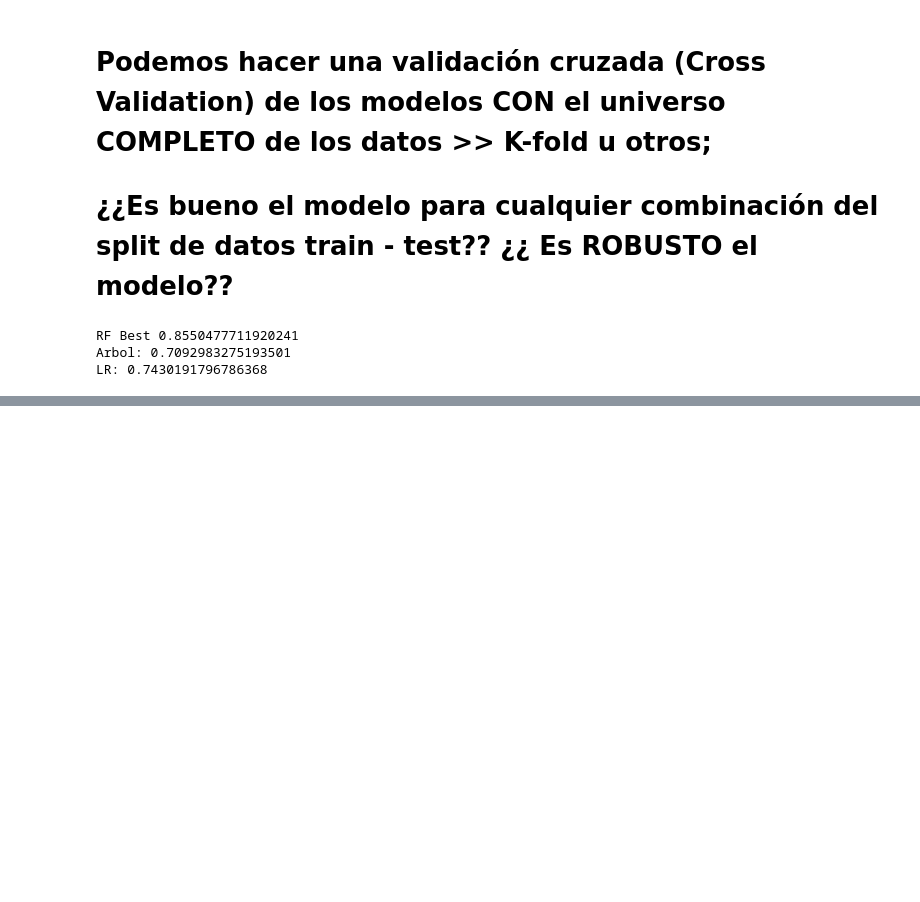
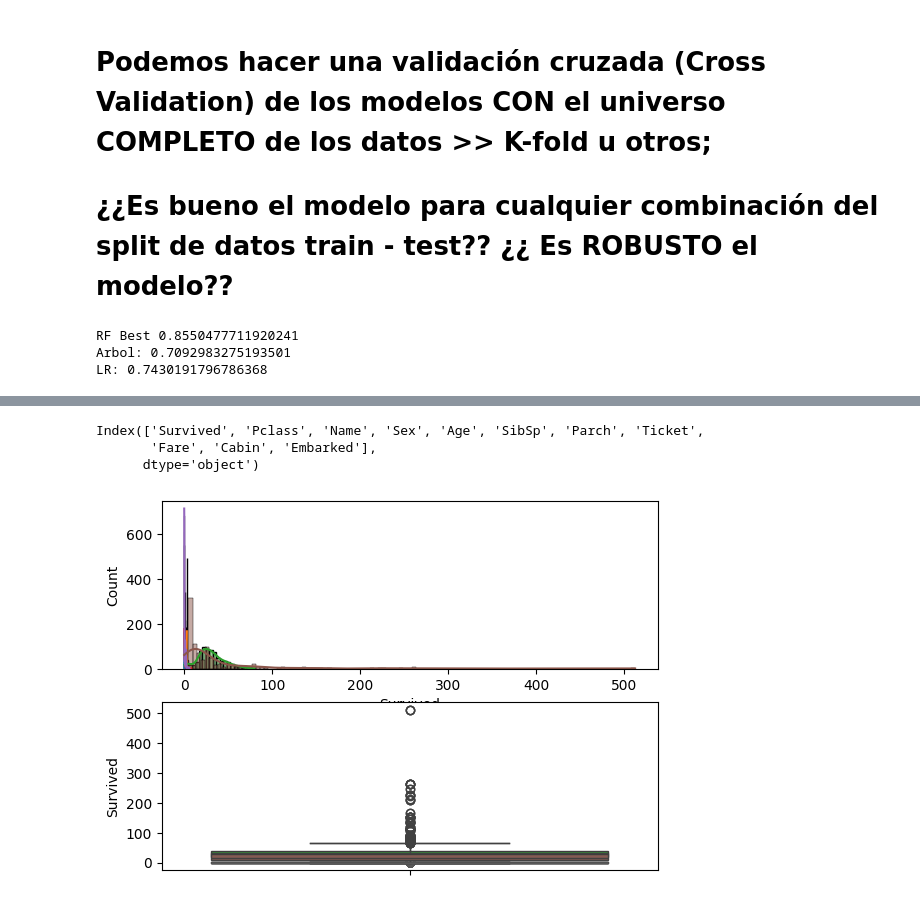
Before and after one commit to tonimartibarbera/Exercicis_Curs_Intro_analisi_de_dades_Python, a Jupyter notebook: 6a 7a 8a i 9a sessió_Machine_Learning.ipynb, the cells around one changed output, grey strips where cells are left out. Saved outputs shown, nothing was run; the diff lists cells and outputs as text; code cells hidden in the pictures; blank space fills up the shorter version.

```diff
--- a/6a 7a 8a i 9a sessió_Machine_Learning.ipynb
+++ b/6a 7a 8a i 9a sessió_Machine_Learning.ipynb
@@ -791,0 +803,4 @@ LR: 0.7430191796786368
+# %%
+# Trabajaremos con los datos del TITANIC. Nuestro target será Survived
+df = pd.read_csv('train.csv')
+df.head()
@@ -791,0 +814,5 @@ LR: 0.7430191796786368
+# %%
+# Vamos a "limpiar" nuestro dataset
+# Eliminamo la columna PassengerId que no nos aporta nada
+df = df.drop('PassengerId', axis=1, inplace=False)
+df.head()
@@ -791,0 +858,15 @@ LR: 0.7430191796786368
+# %%
+#Algunos gráficos para entender los datos
+df.columns
+# %% [output]
+Index(['Survived', 'Pclass', 'Name', 'Sex', 'Age', 'SibSp', 'Parch', 'Ticket',
+       'Fare', 'Cabin', 'Embarked'],
+      dtype='object')
+# %%
+fig, axes = plt.subplots(nrows=2, ncols=1)
+ax = axes.flatten()
+for column in ['Survived', 'Pclass','Age', 'SibSp','Parch','Fare']:
+    sns.histplot(df[column], kde=True, ax=ax[0])
+    sns.boxplot(df[column], ax=ax[1])
+# %% [output]
+[figure, added]
```
Also changed, not shown: parts of 6 cells of this notebook.
